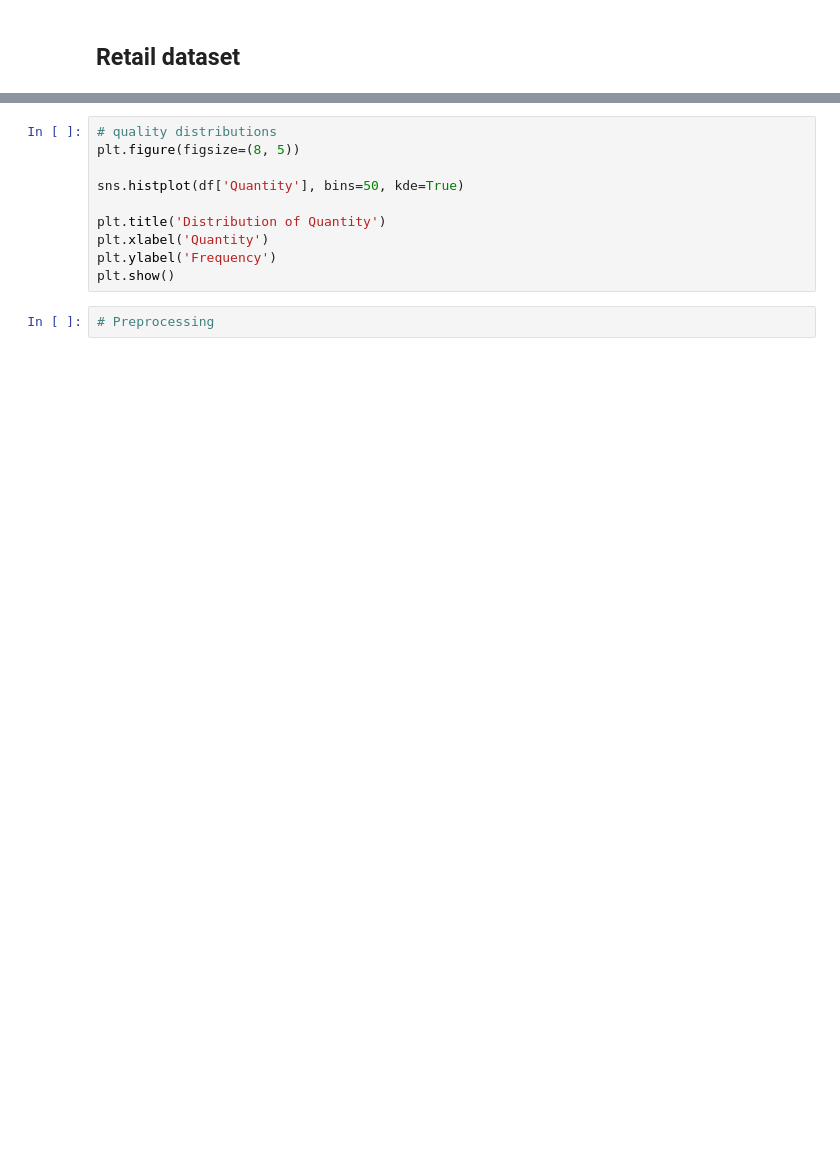
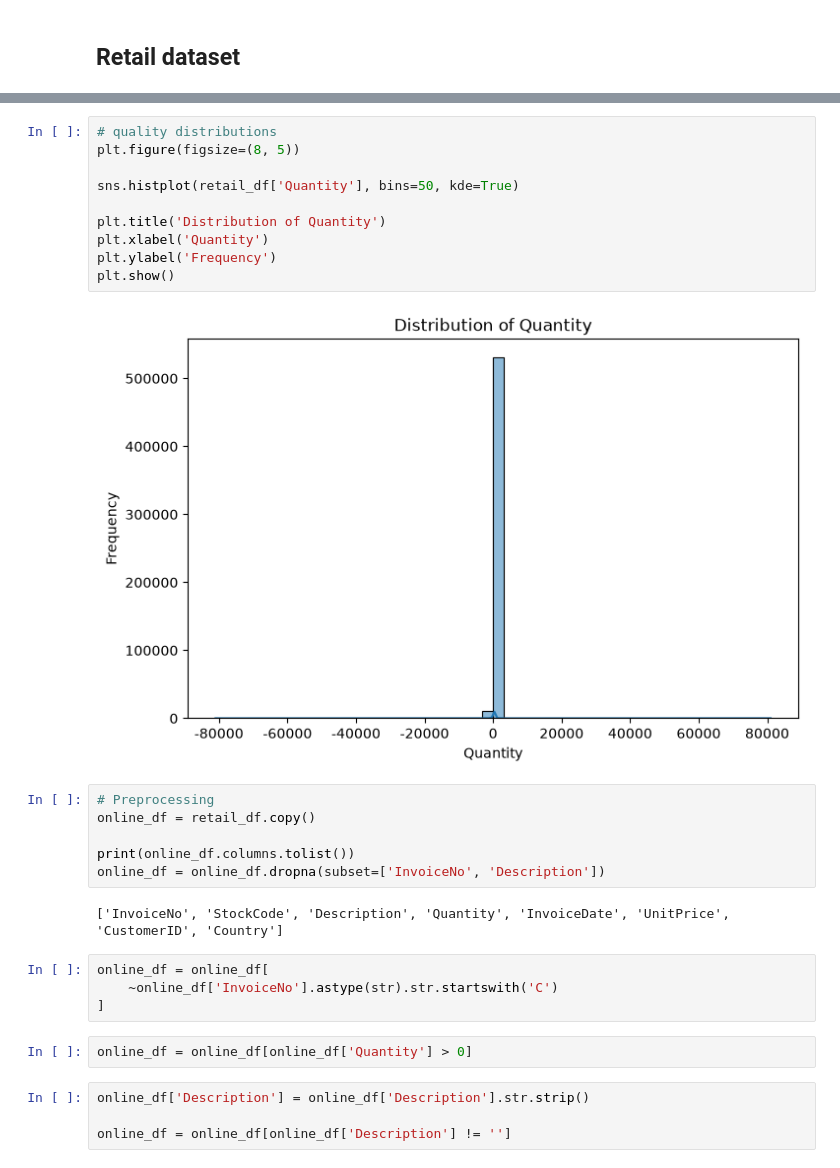
Before and after one commit to Gyrith/Machine-Learning-Models, a Jupyter notebook: Unsupervised Learning/Apriori – Association Rule Mining.ipynb, the cells around one changed output, grey strips where cells are left out. Cells and saved outputs as stored; diff of their text form; blank space fills up the shorter version.

```diff
--- a/Unsupervised Learning/Apriori – Association Rule Mining.ipynb
+++ b/Unsupervised Learning/Apriori – Association Rule Mining.ipynb
@@ -218,12 +269,30 @@ plt.show()
 # %%
 # quality distributions
 plt.figure(figsize=(8, 5))
 
-sns.histplot(df['Quantity'], bins=50, kde=True)
+sns.histplot(retail_df['Quantity'], bins=50, kde=True)
 
 plt.title('Distribution of Quantity')
 plt.xlabel('Quantity')
 plt.ylabel('Frequency')
 plt.show()
+# %% [output]
+[figure, added]
 # %%
 # Preprocessing
+online_df = retail_df.copy()
+
+print(online_df.columns.tolist())
+online_df = online_df.dropna(subset=['InvoiceNo', 'Description'])
+# %% [output]
+['InvoiceNo', 'StockCode', 'Description', 'Quantity', 'InvoiceDate', 'UnitPrice', 'CustomerID', 'Country']
+# %%
+online_df = online_df[
+    ~online_df['InvoiceNo'].astype(str).str.startswith('C')
+]
+# %%
+online_df = online_df[online_df['Quantity'] > 0]
+# %%
+online_df['Description'] = online_df['Description'].str.strip()
+
+online_df = online_df[online_df['Description'] != '']
```
Also changed, not shown: parts of 30 cells of this notebook, 1 other file.
